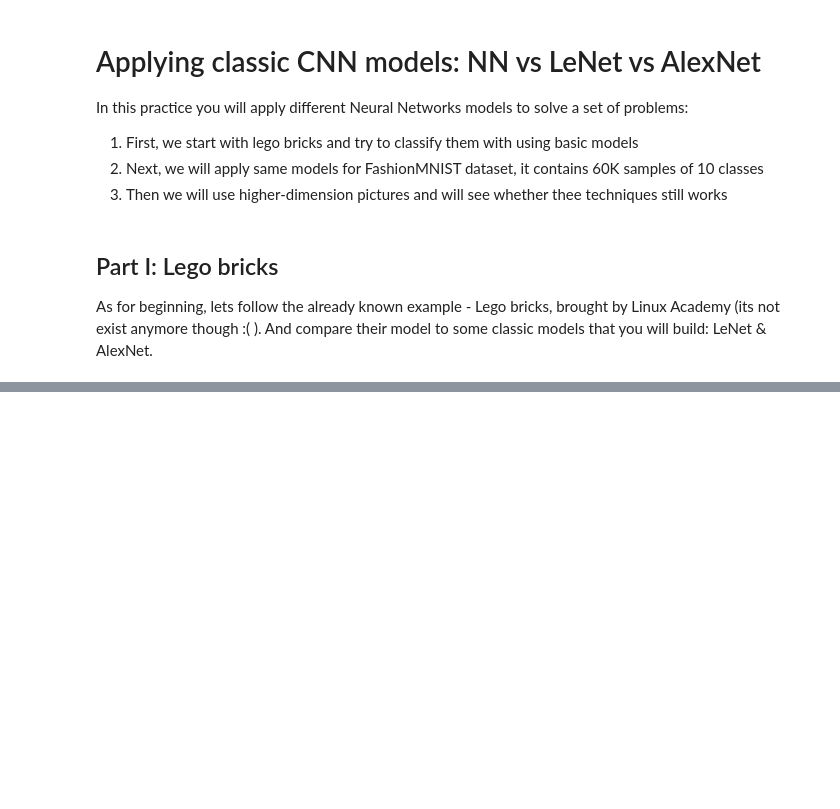
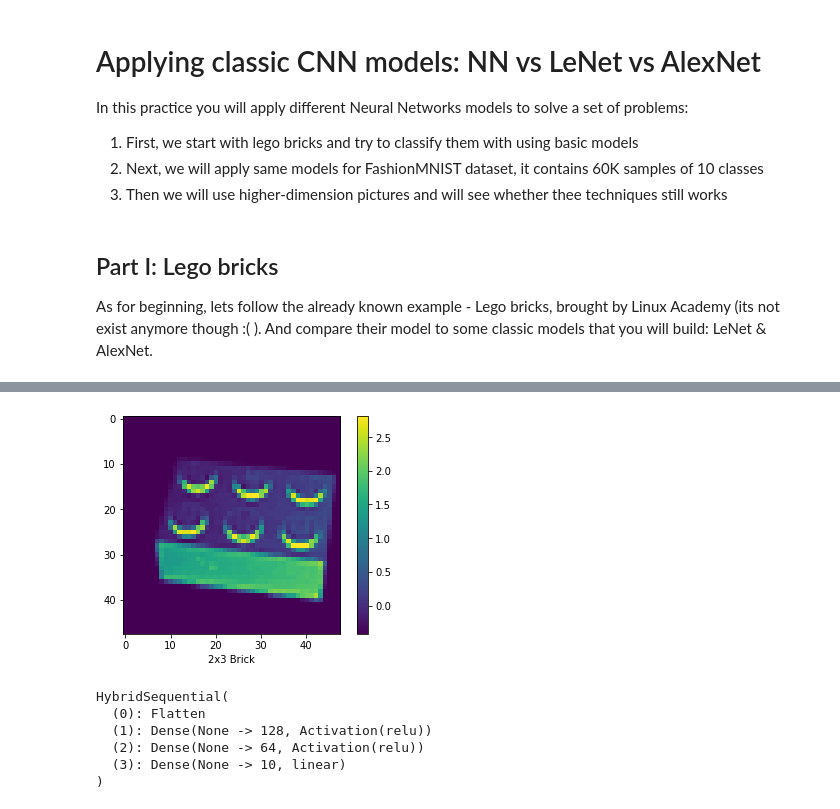
Before and after one commit to spbcoding/ml-aws-course, a Jupyter notebook: lab07-cnn-1.ipynb, the cells around one changed output, grey strips where cells are left out. Saved outputs shown, nothing was run; the diff lists cells and outputs as text; code cells hidden in the pictures; blank space fills up the shorter version.

```diff
--- a/lab07-cnn-1.ipynb
+++ b/lab07-cnn-1.ipynb
@@ -52,0 +35,29 @@ To load dataset though the framework, one can use: [https://mxnet.apache.org/ver
+# %%
+# Open the files:
+train_fh = open('data/lego-simple-mx-train', 'rb')
+test_fh = open('data/lego-simple-mx-test', 'rb')
+
+# Use pickle to load files into runtime objects:
+train_data = pickle.load(train_fh)
+test_data = pickle.load(test_fh)
+# %%
+# For humans:
+class_names = ['2x3 Brick', '2x2 Brick', '1x3 Brick', '2x1 Brick', '1x1 Brick', '2x2 Macaroni', '2x2 Curved End', 'Cog 16 Tooth', '1x2 Handles', '1x2 Grill']
+# %%
+transformer = transforms.Compose([
+    transforms.ToTensor(),
+    transforms.Normalize(0.13, 0.31)])
+
+train_data = train_data.transform_first(transformer)
+test_data = test_data.transform_first(transformer)
+# %%
+train_image_no = 13
+
+images_data, label_data = train_data[train_image_no]
+plt.figure()
+plt.imshow(images_data.reshape((48,48)).asnumpy())
+plt.colorbar()
+plt.xlabel(class_names[label_data])
+plt.show()
+# %% [output]
+[figure, added]
@@ -52,0 +142,9 @@ To load dataset though the framework, one can use: [https://mxnet.apache.org/ver
+# %%
+print(net)
+# %% [output]
+HybridSequential(
+  (0): Flatten
+  (1): Dense(None -> 128, Activation(relu))
+  (2): Dense(None -> 64, Activation(relu))
+  (3): Dense(None -> 10, linear)
+)
```
Also changed, not shown: parts of 48 cells of this notebook.
